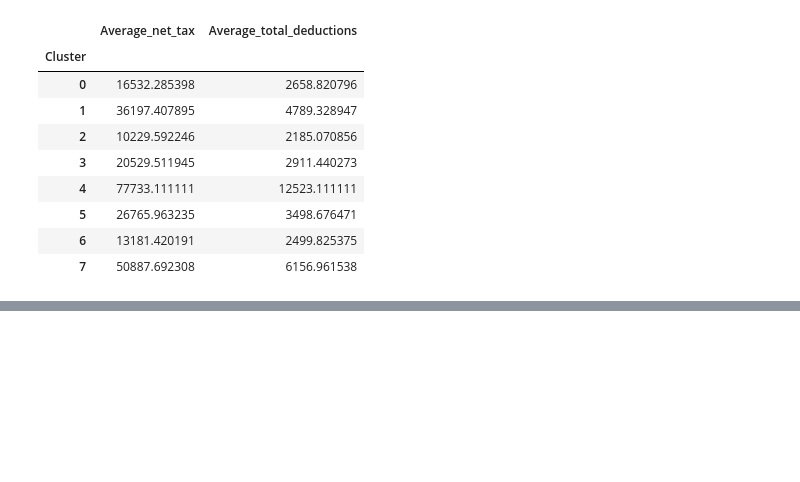
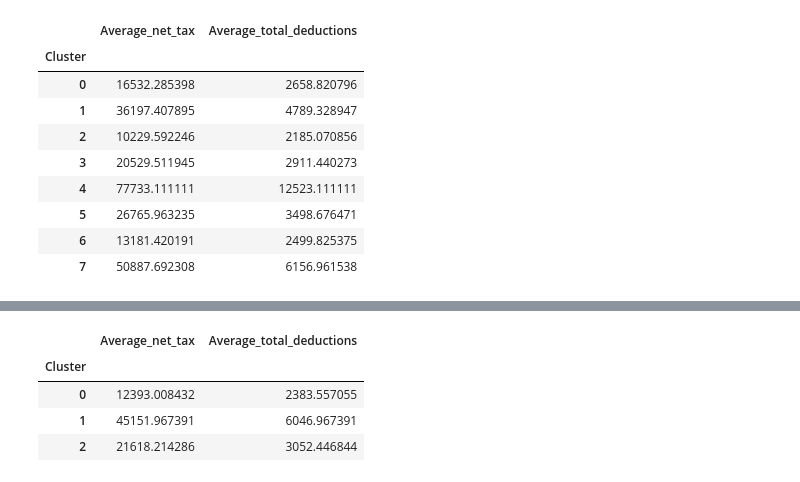
Before and after one commit to cristiandarioortegayubro/BA, a Jupyter notebook: BA_CE_TAX.ipynb, the cells around one changed output, grey strips where cells are left out. Cells and saved outputs as stored; diff of their text form; code cells hidden in the pictures; blank space fills up the shorter version.

```diff
--- a/BA_CE_TAX.ipynb
+++ b/BA_CE_TAX.ipynb
@@ -138,0 +207,8 @@ scatter_plot.encode(x="Average_total_deductions", y="Average_net_tax", color="Cl
+# %%
+impuestos.pivot_table(values=["Average_total_deductions", "Average_net_tax"], index="Cluster", aggfunc=np.mean)
+# %% [output]
+|  | Average_net_tax | Average_total_deductions |
+| Cluster |  |  |
+| 0 | 12393.008432 | 2383.557055 |
+| 1 | 45151.967391 | 6046.967391 |
+| 2 | 21618.214286 | 3052.446844 |
```
Also changed, not shown: parts of 15 cells of this notebook.
